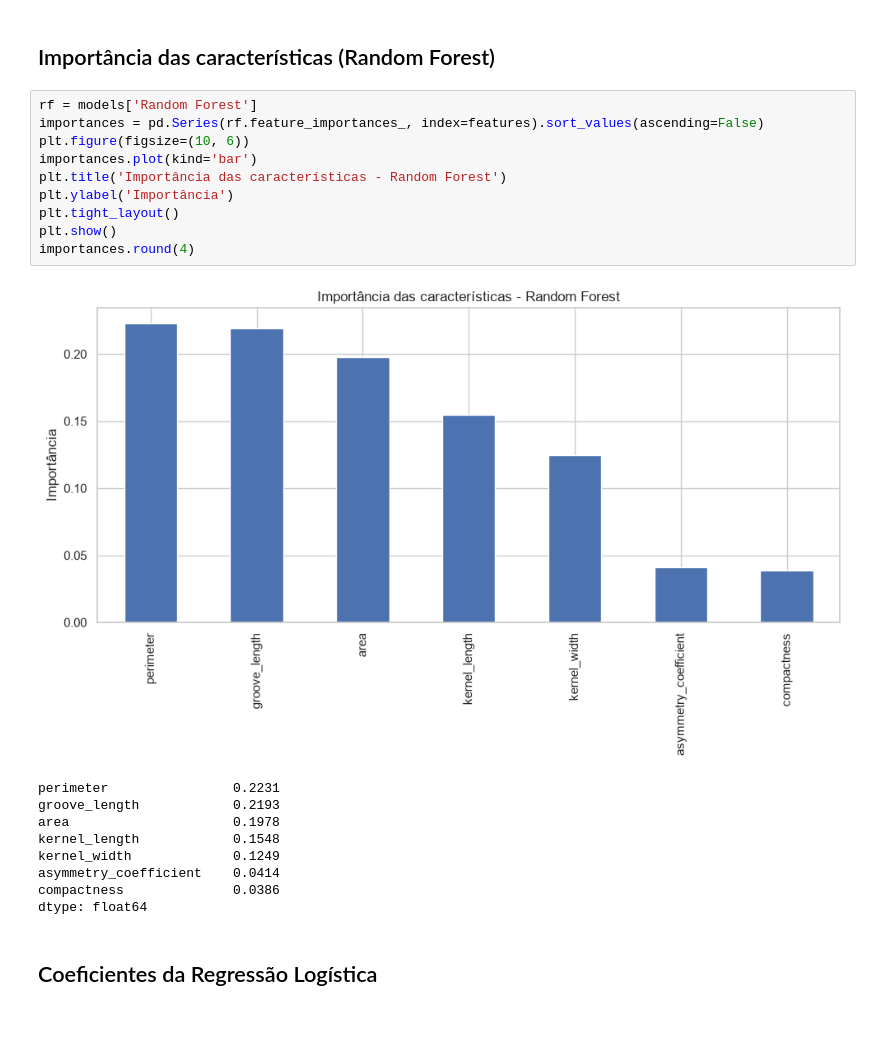
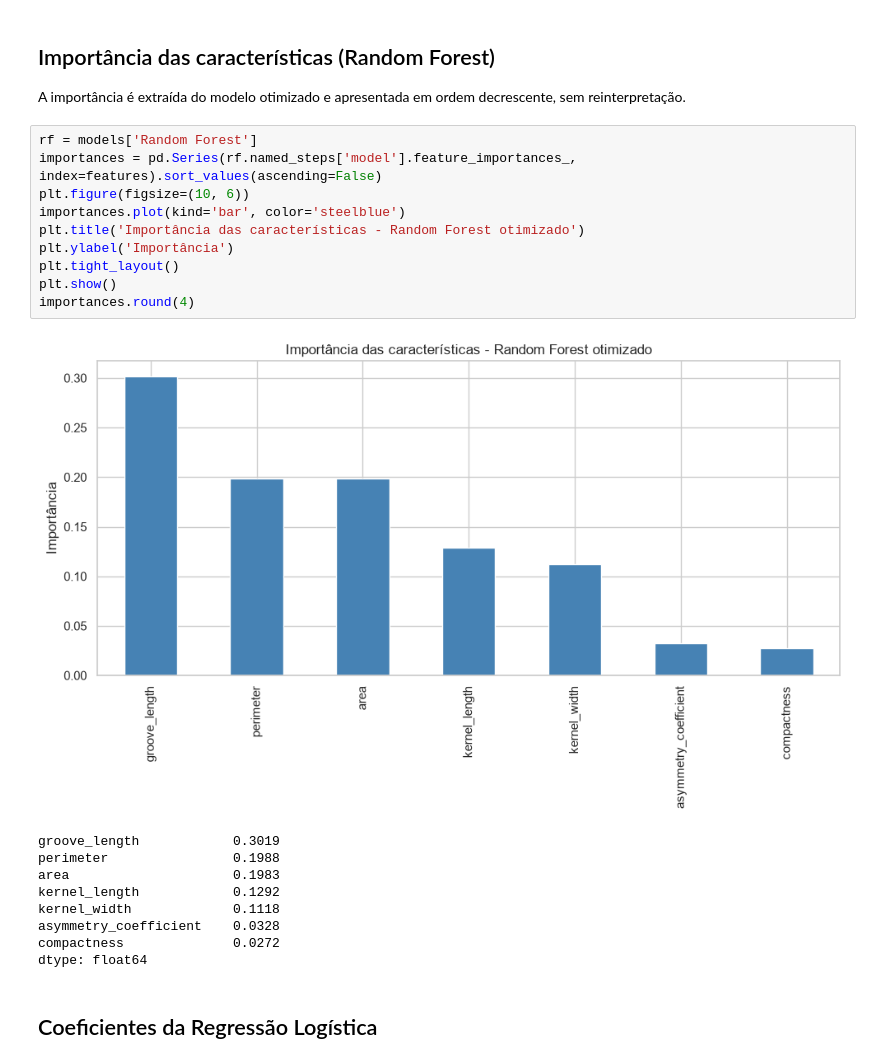
Before and after one commit to zjpza/fase4-cap3, a Jupyter notebook: src/notebooks/04_interpretacao.ipynb, the cells around one changed output. Drawn from its saved outputs; the diff is of its cells as text; blank space fills up the shorter version.

```diff
--- a/src/notebooks/04_interpretacao.ipynb
+++ b/src/notebooks/04_interpretacao.ipynb
@@ -78,24 +79,26 @@ plt.show()
 # %% [markdown]
 ## Importância das características (Random Forest)
+
+A importância é extraída do modelo otimizado e apresentada em ordem decrescente, sem reinterpretação.
 # %%
 rf = models['Random Forest']
-importances = pd.Series(rf.feature_importances_, index=features).sort_values(ascending=False)
+importances = pd.Series(rf.named_steps['model'].feature_importances_, index=features).sort_values(ascending=False)
 plt.figure(figsize=(10, 6))
-importances.plot(kind='bar')
-plt.title('Importância das características - Random Forest')
+importances.plot(kind='bar', color='steelblue')
+plt.title('Importância das características - Random Forest otimizado')
 plt.ylabel('Importância')
 plt.tight_layout()
 plt.show()
 importances.round(4)
 # %% [output]
-[figure, old version]
+[figure, new version]
-perimeter                0.2231
-groove_length            0.2193
-area                     0.1978
-kernel_length            0.1548
-kernel_width             0.1249
-asymmetry_coefficient    0.0414
-compactness              0.0386
+groove_length            0.3019
+perimeter                0.1988
+area                     0.1983
+kernel_length            0.1292
+kernel_width             0.1118
+asymmetry_coefficient    0.0328
+compactness              0.0272
 dtype: float64
 # %% [markdown]
 ## Coeficientes da Regressão Logística
```
Also changed, not shown: parts of 8 cells of this notebook, 6 other files.
